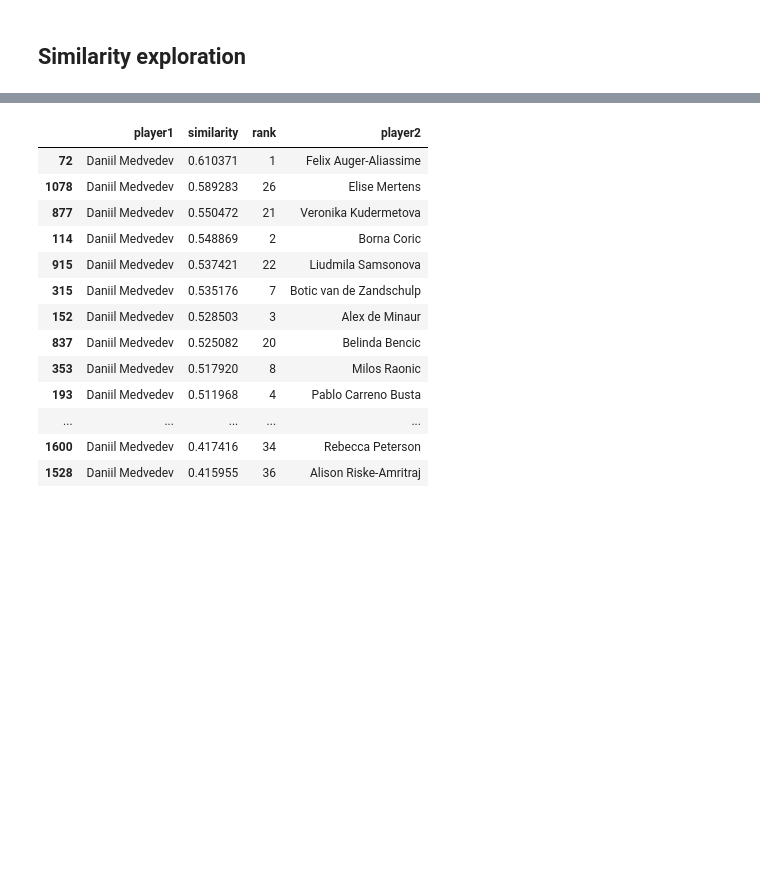
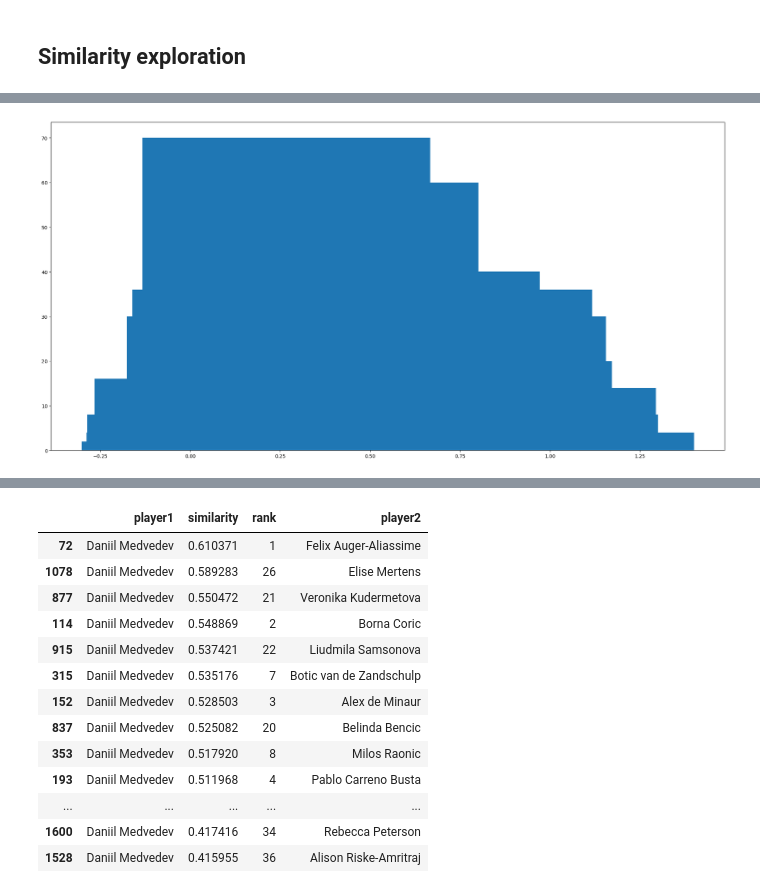
Before and after one commit to AsafKed/tennis-router, a Jupyter notebook: backend/test.ipynb, the cells around one changed output, grey strips where cells are left out. Drawn from its saved outputs; the diff is of its cells as text; code cells hidden in the pictures; blank space fills up the shorter version.

Commit message:
Categorical similarities

```diff
--- a/backend/test.ipynb
+++ b/backend/test.ipynb
@@ -380,3 +397,32 @@ sorted(similarities['tag_similarity'].unique())
+# %%
+# Plot the categorical similarities
+import matplotlib.pyplot as plt
+import numpy as np
+
+# We want to plot similarities['categorical'].value_counts() as a bar chart
+# We need to get the values and the labels
+# The values are the counts of each similarity
+# The labels are the names of the similarities
+
+# Get the values
+values = similarities['categorical'].value_counts().values
+
+# Get the labels
+labels = similarities['categorical'].value_counts().index
+
+# Create a figure and axes
+fig, ax = plt.subplots(figsize=(20, 10))
+
+# Plot the values as a bar chart
+ax.bar(labels, values)
+
+# Add some space between the bars
+plt.tight_layout()
+
+# Show the plot
+plt.show()
+# %% [output]
+[figure, added]
 # %%
 # See similarity sort by personality_tags
 similarities.sort_values(by='tag_similarity', ascending=False)
```
Also changed, not shown: parts of 5 cells of this notebook, 1 other file.
